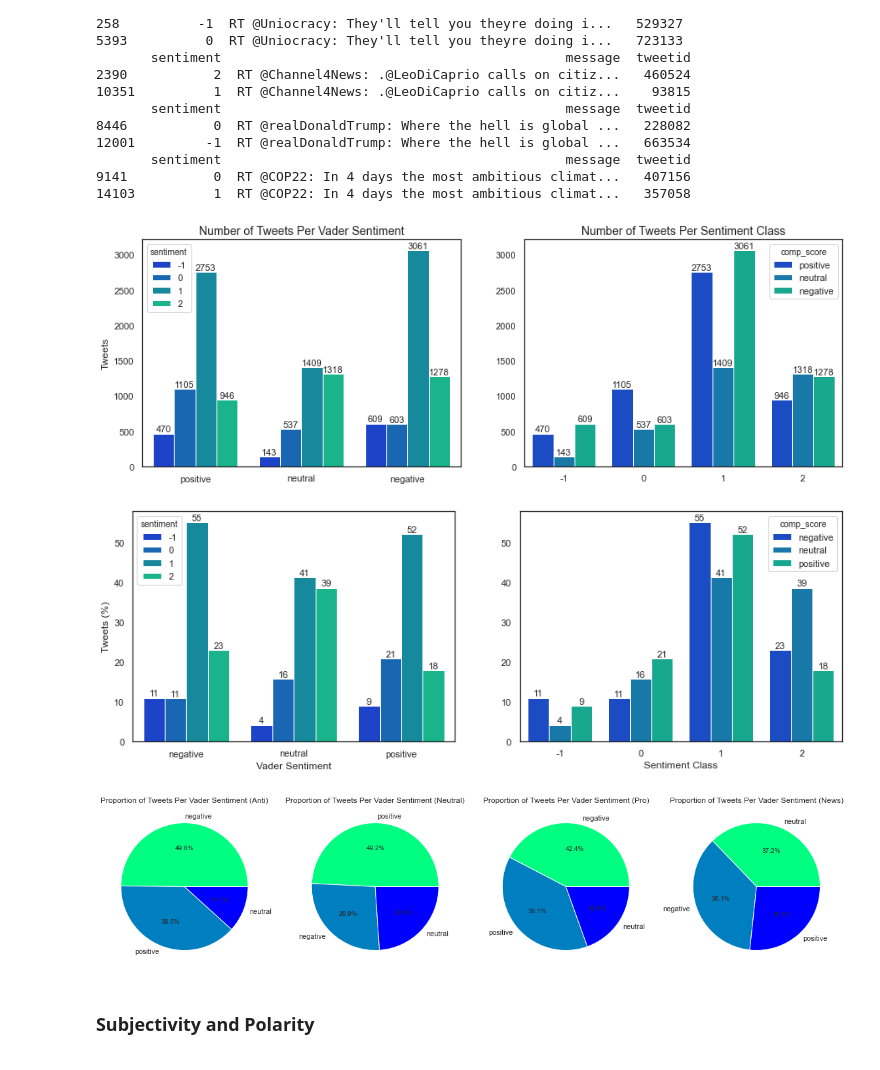
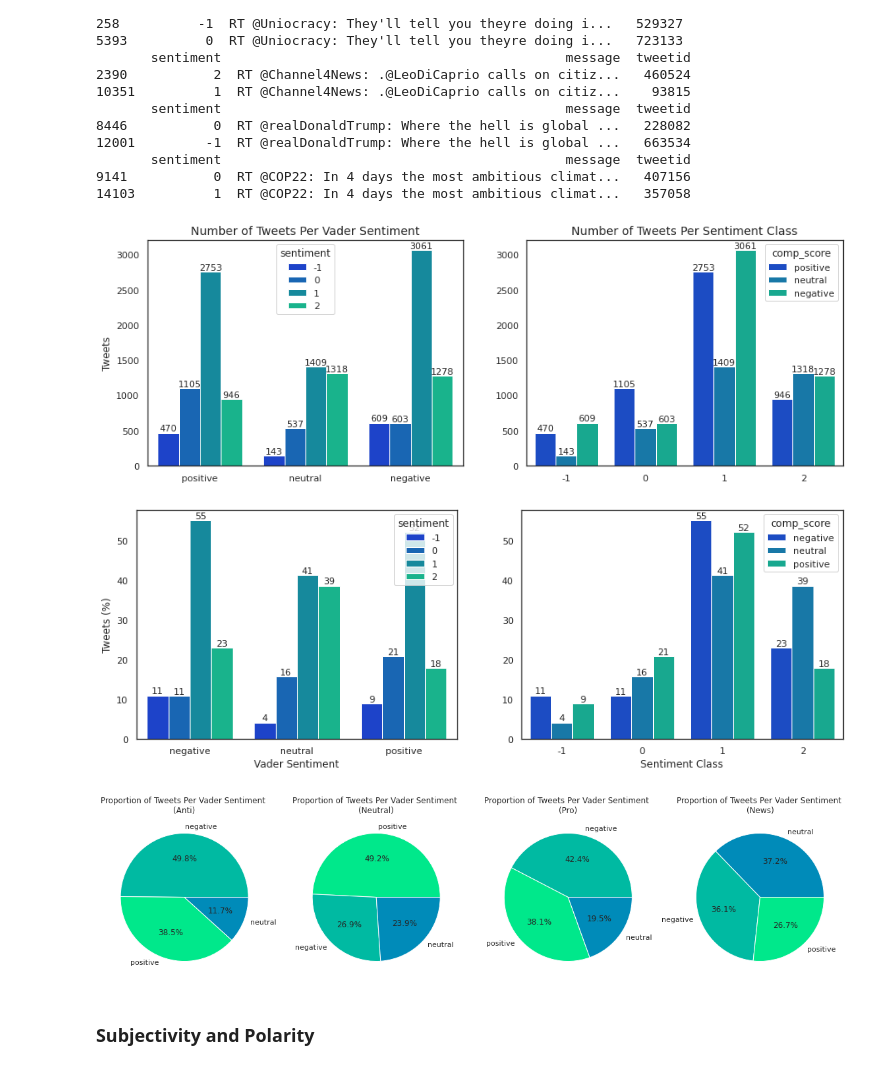
Before and after one commit to Lizette95/Team_RM5_ClassificationPredict_Notebook, a Jupyter notebook: Team_RM5_ClassificationNotebook.ipynb, the cells around one changed output. Drawn from its saved outputs; the diff is of its cells as text; code cells hidden in the pictures.

```diff
--- a/Team_RM5_ClassificationNotebook.ipynb
+++ b/Team_RM5_ClassificationNotebook.ipynb
@@ -317,10 +317,13 @@ ax = sns.countplot(x='sentiment', data=train_data, palette='winter', ax=axis[0])
 axis[0].set_title('Number of Tweets Per Sentiment Class',fontsize=14)
 axis[0].set_xlabel('Sentiment Class')
 axis[0].set_ylabel('Tweets')
-for p in ax.patches:
-    ax.text(p.get_x() + p.get_width()/2., p.get_height(), '%d' % int(p.get_height()), fontsize=11, ha='center', va='bottom')
+for p in ax.patches: #add labels to bars
+    ax.text(p.get_x() + p.get_width()/2.,
+            p.get_height(), '%d' % int(p.get_height()),
+            fontsize=11, ha='center', va='bottom')
 
-train_data['sentiment'].value_counts().plot.pie(autopct='%1.1f%%', colormap='winter_r', ax=axis[1])
+sent_counts = train_data['sentiment'].value_counts()
+sent_counts.plot.pie(autopct='%1.1f%%', colormap='winter_r', ax=axis[1])
 axis[1].set_title('Proportion of Tweets Per Sentiment Class',fontsize=14)
 axis[1].set_ylabel('Sentiment Class')
 
@@ -456,7 +472,7 @@ ids = [tweet_id for tweet_id in drop1 if tweet_id not in drop2]
 repeated_tweets = []
 
 for tweet_id in ids:
-    tweet = df_train[df1_train['tweetid']==tweet_id]['message']
+    tweet = df1_train[df1_train['tweetid']==tweet_id]['message']
     repeated_tweets.append(tweet.values[0])
 
 print('\n\n Tweets that are duplicate but have different sentiments:')
@@ -511,6 +527,9 @@ def sent_decider(compound):
     else:
         return 'neutral'#0
 
+#Sentiment color dictionary
+cdict = {'positive': '#00E88B', 'neutral': '#008BB9', 'negative': '#00BAA2'}
+
 # Get sentiment
 df1_train['scores'] = df1_train['message'].apply(lambda review: sid.polarity_scores(review))
 df1_train['compound']  = df1_train['scores'].apply(lambda score_dict: score_dict['compound'])
@@ -521,52 +540,64 @@ def put_numbers_on_bars(axis_object):
     Function to plot labels above countplot bars.
     """
     for p in axis_object.patches:
-        axis_object.text(p.get_x() + p.get_width()/2., p.get_height(),'%d' % round(p.get_height()), fontsize=11,ha='center', va='bottom')
+        h = np.nan_to_num(p.get_height(), 0)
+        x = p.get_x() + p.get_width()/2.
+        axis_object.text(x, h,'%d' % round(h), fontsize=11,ha='center', va='bottom')
 
 fig, axis = plt.subplots(ncols=2, figsize=(15, 5))
 
-ax = sns.countplot(x='comp_score', data=df1_train, palette='winter', hue='sentiment', ax=axis[0])
+ax = sns.countplot(x='comp_score', data=df1_train, palette='winter',
+                   hue='sentiment', ax=axis[0])
 axis[0].set_title('Number of Tweets Per Vader Sentiment',fontsize=14)
 axis[0].set_xlabel('')
 axis[0].set_ylabel('Tweets')
 put_numbers_on_bars(ax)
 
-ax = sns.countplot(x='sentiment', data=df1_train, palette='winter', hue='comp_score', ax=axis[1])
+ax = sns.countplot(x='sentiment', data=df1_train, palette='winter',
+                   hue='comp_score', ax=axis[1])
 axis[1].set_title('Number of Tweets Per Sentiment Class',fontsize=14)
 axis[1].set_xlabel('')
 axis[1].set_ylabel('')
 put_numbers_on_bars(ax)
 
 plt.show()
 
 # Plots as percentages
 fig, axis = plt.subplots(ncols=2, figsize=(15, 5))
-counts = (df1_train.groupby(['comp_score'])['sentiment'].value_counts(normalize=True).rename('percentage_tweets').mul(100).reset_index())
+counts = (df1_train.groupby(['comp_score'])['sentiment']
+          .value_counts(normalize=True)
+          .rename('percentage_tweets').mul(100).reset_index())
 
-ax = sns.barplot(x="comp_score", y="percentage_tweets", palette='winter', hue="sentiment", data=counts, ax=axis[0])
+ax = sns.barplot(x="comp_score", y="percentage_tweets",
+                 palette='winter', hue="sentiment", data=counts, ax=axis[0])
 put_numbers_on_bars(ax)
 ax.set_xlabel('Vader Sentiment')
 ax.set_ylabel('Tweets (%)')
 
-count = (df1_train.groupby(['sentiment'])['comp_score'].value_counts(normalize=True).rename('percentage_tweets').mul(100).reset_index())
+count = (df1_train.groupby(['sentiment'])['comp_score']
+         .value_counts(normalize=True)
+         .rename('percentage_tweets').mul(100).reset_index())
 
-ax = sns.barplot(x="sentiment", y="percentage_tweets", palette='winter', hue="comp_score", data=counts, ax=axis[1])
+ax = sns.barplot(x="sentiment", y="percentage_tweets",
+                 palette='winter', hue="comp_score", data=counts, ax=axis[1])
 put_numbers_on_bars(ax)
 plt.xlabel('Sentiment Class')
 plt.ylabel('')
 
 # Plot pie charts
-fig, axis = plt.subplots(ncols=4, figsize=(20, 5))
+fig, axis = plt.subplots(ncols=4, figsize=(20, 10))
 group = ["(Anti)", "(Neutral)", "(Pro)", "(News)"]
 for i in range(4):
-    df1_train[df1_train['sentiment']==i-1]['comp_score'].value_counts().plot.pie(autopct='%1.1f%%',colormap='winter_r',ax=axis[i])
-    axis[i].set_title('Proportion of Tweets Per Vader Sentiment '+ group[i],fontsize=12)
+    df_plotted = df1_train[df1_train['sentiment']==i-1]['comp_score'].value_counts()
+    colors = [cdict[x] for x in df_plotted.index] #https://stackoverflow.com/questions/58106189/change-color-of-pie-chart-according-to-section-label-pandas-matplotlib
+    df_plotted.plot.pie(autopct='%1.1f%%',colormap='winter_r', colors=colors,ax=axis[i])
+    axis[i].set_title('Proportion of Tweets Per Vader Sentiment \n'+ group[i],fontsize=12)
     axis[i].set_ylabel('')
 plt.show()
 # %% [output]
-[figure, old version]
+[figure, new version]
-[figure, old version]
+[figure, new version]
-[figure, old version]
+[figure, new version]
 # %% [markdown]
 ### Subjectivity and Polarity
 # %%
```
Also changed, not shown: parts of 81 cells of this notebook.
